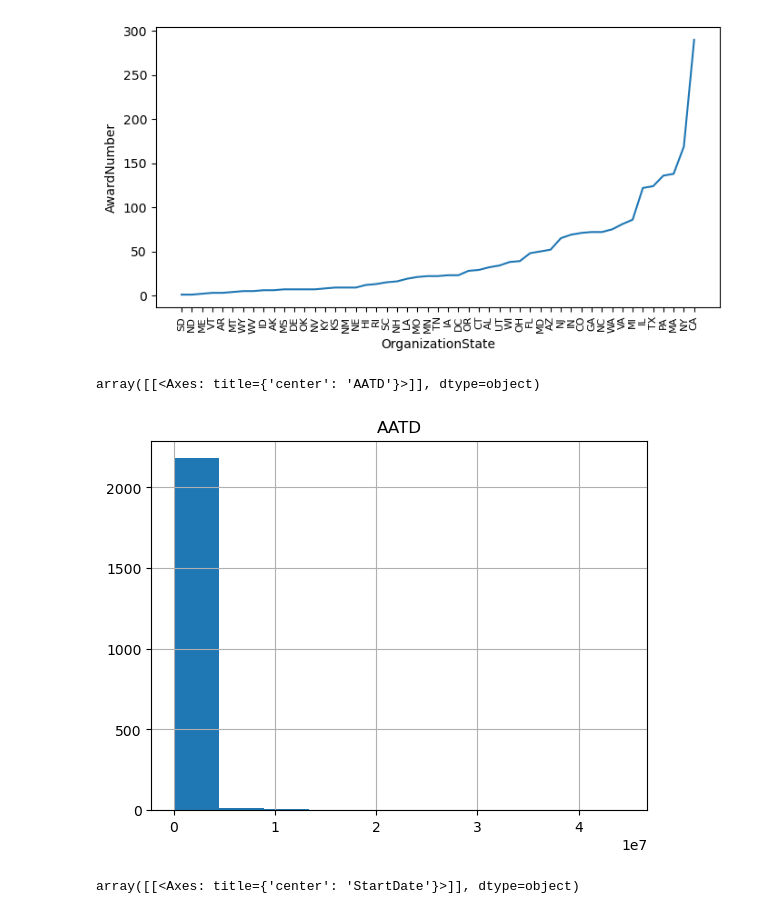
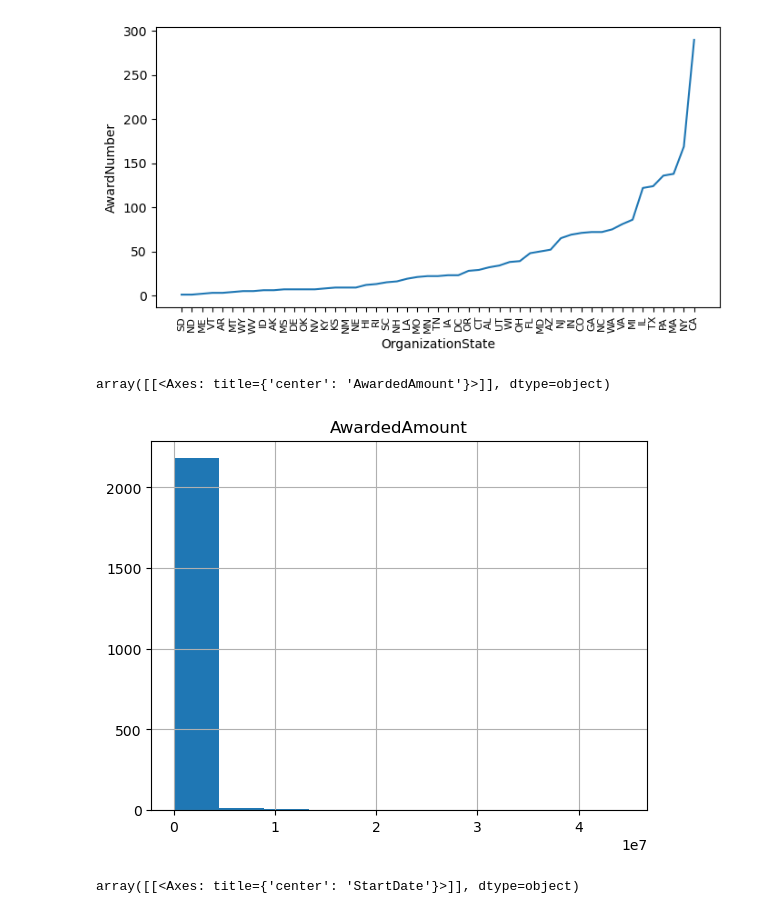
Before and after one commit to isliiu/oslineage, a Jupyter notebook: OSlineageReadData.ipynb, the cells around one changed output. Saved outputs shown, nothing was run; the diff lists cells and outputs as text; code cells hidden in the pictures.

```diff
--- a/OSlineageReadData.ipynb
+++ b/OSlineageReadData.ipynb
@@ -70,13 +70,13 @@ awarded_amount = award_data['AwardedAmountToDate']
 for index, amount in awarded_amount.items():
     amounts.append(int(amount[1:-3].replace(',','')))
 
-award_data['AATD'] = amounts
+award_data['AwardedAmount'] = amounts
 # %%
 # Task 2: Create a histogram of the integer variable of award amount
-award_data.hist(column='AATD')
+award_data.hist(column='AwardedAmount')
 # %% [output]
-array([[<Axes: title={'center': 'AATD'}>]], dtype=object)
+array([[<Axes: title={'center': 'AwardedAmount'}>]], dtype=object)
-[figure, old version]
+[figure, new version]
 # %%
 # Task 3: Convert 'StartDate', 'LastAmendmentDate', and 'EndDate' to
 # proper time-date variables
```
Also changed, not shown: parts of 4 cells of this notebook, 1 other file.
